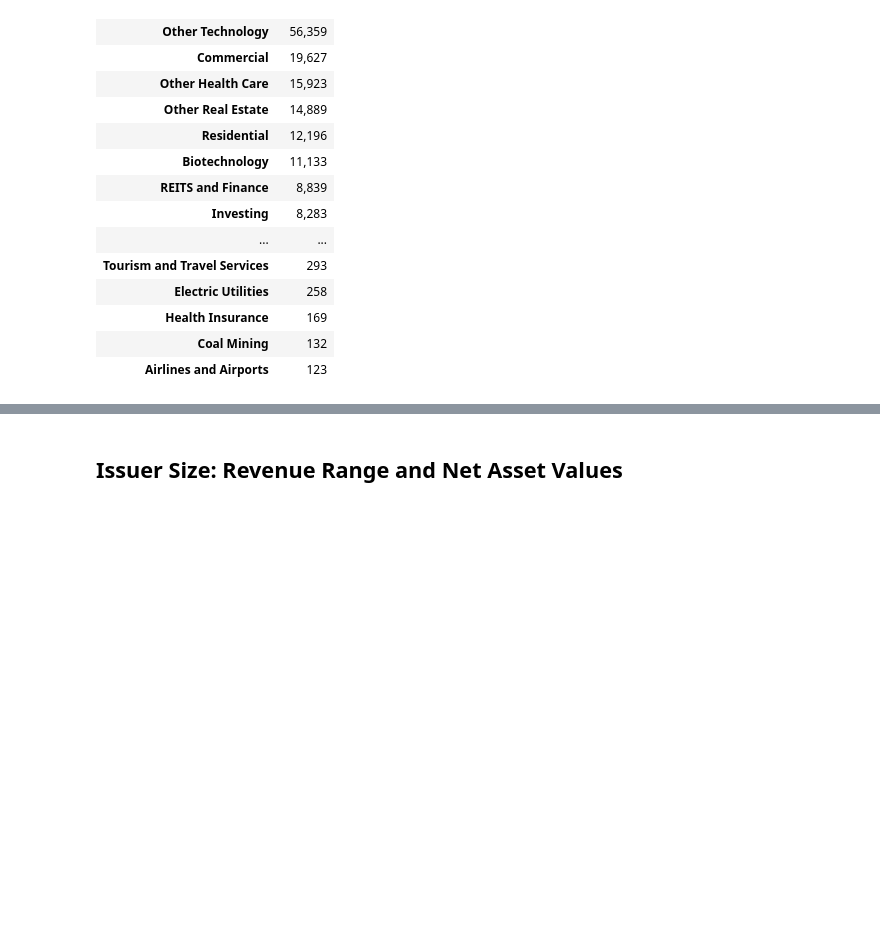
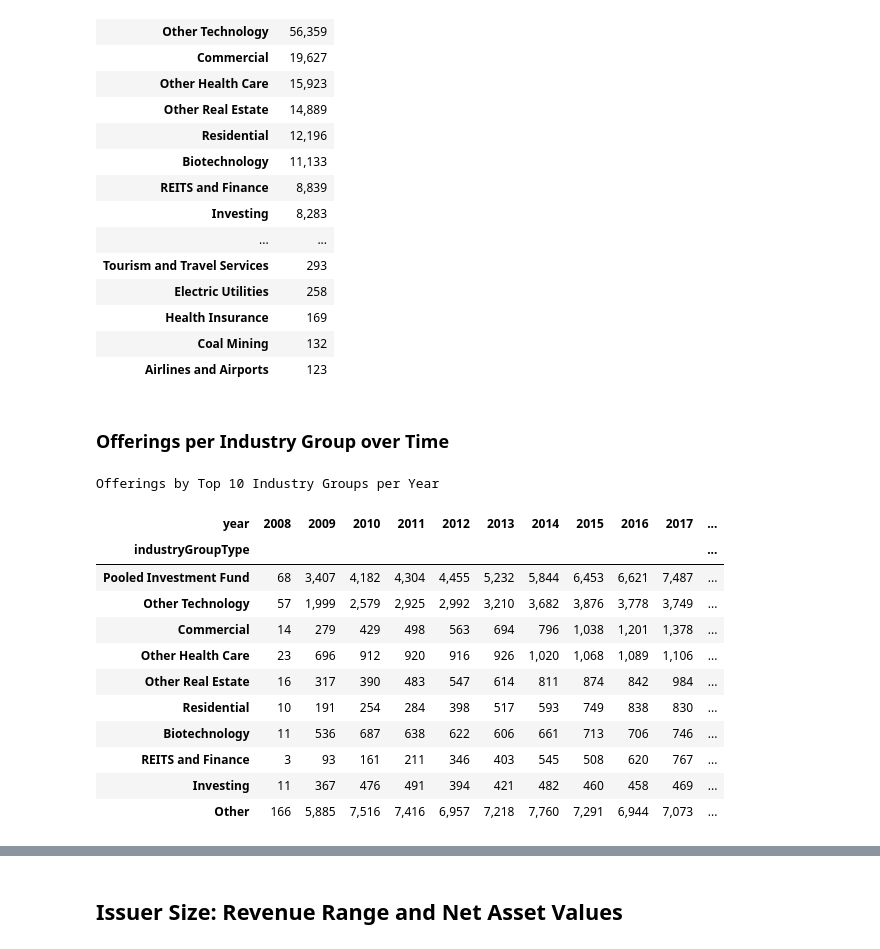
Before and after one commit to SEC-API-io/sec-api-cookbook, a Jupyter notebook: notebooks/form-d/form-d-tutorial-website.ipynb, the cells around one changed output, grey strips where cells are left out. Cells and saved outputs as stored; diff of their text form; code cells hidden in the pictures; blank space fills up the shorter version.

```diff
--- a/notebooks/form-d/form-d-tutorial-website.ipynb
+++ b/notebooks/form-d/form-d-tutorial-website.ipynb
@@ -655,3 +655,47 @@ industryGroupType
 | Health Insurance | 169 |
 | Coal Mining | 132 |
 | Airlines and Airports | 123 |
+# %% [markdown]
+### Offerings per Industry Group over Time
+# %%
+topIndustryGroupTypes = industryGroupType.head(10).index.to_list()
+topIndustryGroupTypes.remove("Other")
+
+# create piv table for industry group type, year, and count
+form_d_top_10_others = form_d.copy()
+form_d_top_10_others.loc[
+    ~form_d_top_10_others["offeringData.industryGroup.industryGroupType"].isin(
+        topIndustryGroupTypes
+    ),
+    "offeringData.industryGroup.industryGroupType",
+] = "Other"
+industryGroupTypePiv = (
+    form_d_top_10_others.groupby(
+        ["offeringData.industryGroup.industryGroupType", "year"]
+    )
+    .size()
+    .unstack()
+    .fillna(0)
+)
+industryGroupTypePiv.index.name = "industryGroupType"
+industryGroupTypePiv["total"] = industryGroupTypePiv.sum(axis=1)
+industryGroupTypePiv = industryGroupTypePiv.reindex(
+    index=topIndustryGroupTypes + ["Other"]
+)
+
+print("Offerings by Top 10 Industry Groups per Year")
+industryGroupTypePiv.apply(lambda x: x.apply(lambda y: f"{y:,}"), axis=1)
+# %% [output]
+Offerings by Top 10 Industry Groups per Year
+| year | 2008 | 2009 | 2010 | 2011 | 2012 | 2013 | 2014 | 2015 | 2016 | 2017 | ... |
+| industryGroupType |  |  |  |  |  |  |  |  |  |  | ... |
+| Pooled Investment Fund | 68 | 3,407 | 4,182 | 4,304 | 4,455 | 5,232 | 5,844 | 6,453 | 6,621 | 7,487 | ... |
+| Other Technology | 57 | 1,999 | 2,579 | 2,925 | 2,992 | 3,210 | 3,682 | 3,876 | 3,778 | 3,749 | ... |
+| Commercial | 14 | 279 | 429 | 498 | 563 | 694 | 796 | 1,038 | 1,201 | 1,378 | ... |
+| Other Health Care | 23 | 696 | 912 | 920 | 916 | 926 | 1,020 | 1,068 | 1,089 | 1,106 | ... |
+| Other Real Estate | 16 | 317 | 390 | 483 | 547 | 614 | 811 | 874 | 842 | 984 | ... |
+| Residential | 10 | 191 | 254 | 284 | 398 | 517 | 593 | 749 | 838 | 830 | ... |
+| Biotechnology | 11 | 536 | 687 | 638 | 622 | 606 | 661 | 713 | 706 | 746 | ... |
+| REITS and Finance | 3 | 93 | 161 | 211 | 346 | 403 | 545 | 508 | 620 | 767 | ... |
+| Investing | 11 | 367 | 476 | 491 | 394 | 421 | 482 | 460 | 458 | 469 | ... |
+| Other | 166 | 5,885 | 7,516 | 7,416 | 6,957 | 7,218 | 7,760 | 7,291 | 6,944 | 7,073 | ... |
```
Also changed, not shown: parts of 6 cells of this notebook.
